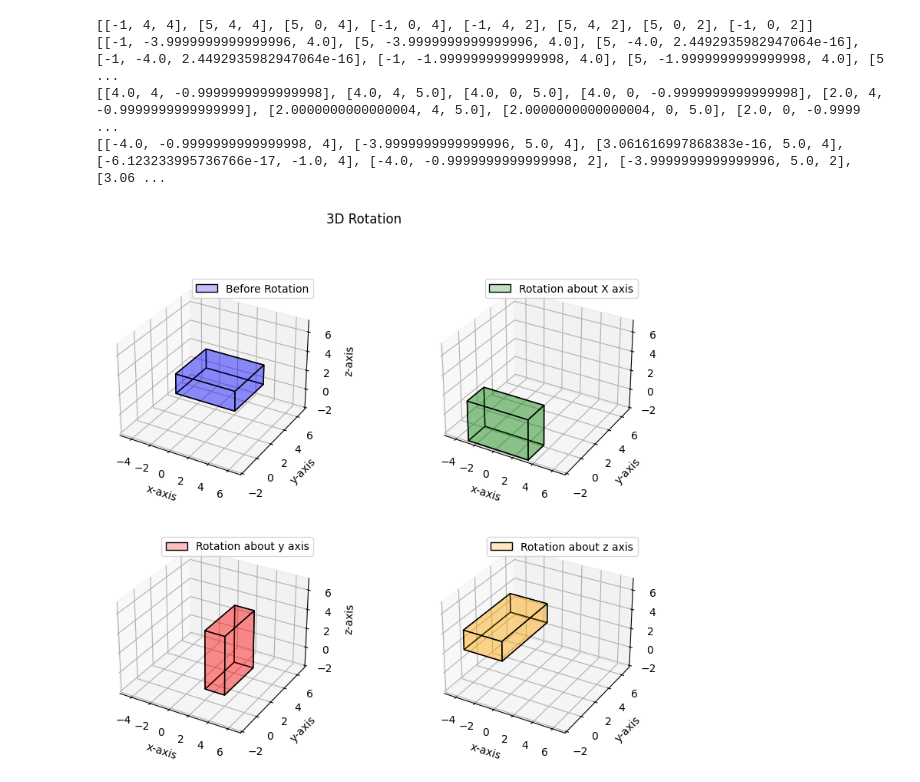
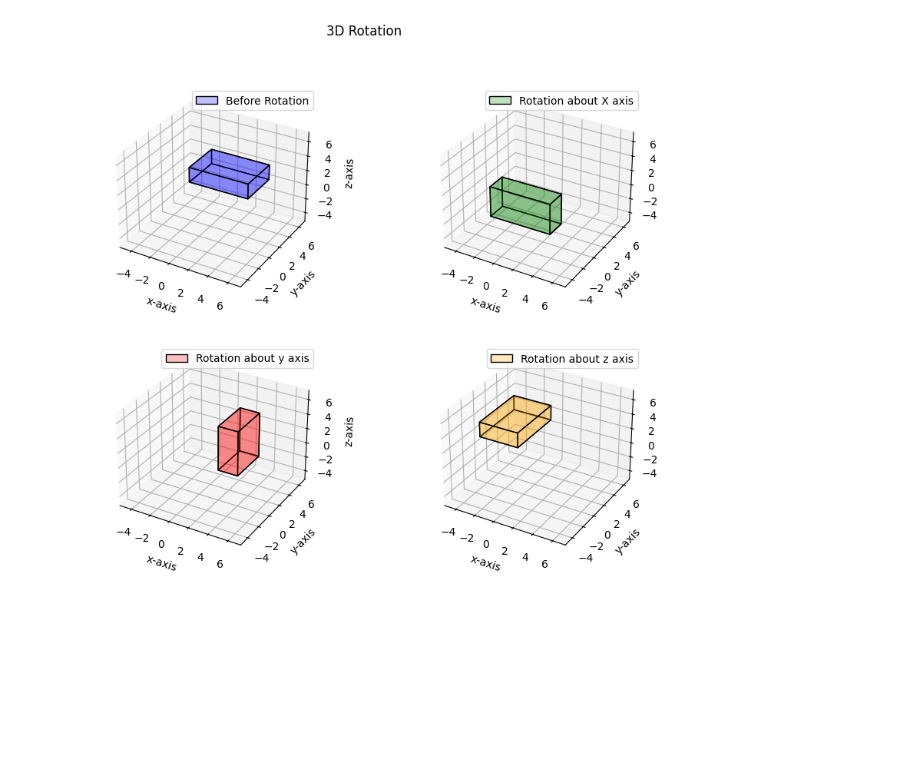
Before and after one commit to shushilgautam/Compyter-Graphics-Labwork, a Jupyter notebook: 3DRotation.ipynb, the cells around one changed output. Drawn from its saved outputs; the diff is of its cells as text; code cells hidden in the pictures; blank space fills up the shorter version.

```diff
--- a/3DRotation.ipynb
+++ b/3DRotation.ipynb
@@ -34,7 +34,7 @@ def rotate_zaxis(angle,ax3,vertices):
 def plot_object(vertices,ax,color,title):
     # Define the six faces of the cube using the vertices
     cube_size=7
-    print(vertices)
+
     faces = [
         [vertices[0], vertices[1], vertices[2], vertices[3]],
         [vertices[4], vertices[5], vertices[6], vertices[7]],
@@ -49,45 +49,45 @@ def plot_object(vertices,ax,color,title):
     ax.set_ylabel('y-axis')
     ax.set_zlabel('z-axis')
     ax.set_xlim([-5, cube_size])
-    ax.set_ylim([-2, cube_size])
-    ax.set_zlim([-2, cube_size])
+    ax.set_ylim([-5, cube_size])
+    ax.set_zlim([-5, cube_size])
     ax.legend()
 # Create a 3D plot
 fig = plt.figure(figsize=(10,8))
 ax = fig.add_subplot(2,2,1, projection='3d')
 ax1=fig.add_subplot(2,2,2, projection='3d')
 ax2=fig.add_subplot(2,2,3, projection='3d')
 ax3=fig.add_subplot(2,2,4, projection='3d')
 # Set the center and size of the cube
 
 
 # Define the eight vertices of the cube
 # if you want to change the value [x,y,z] the first four and last four has same z
 # ie 6,4 and first four x,y coordinates are same as last four x,y coordinates
 vertices = [
         [-1, 4, 4],
         [5, 4, 4],
         [5, 0, 4],
         [-1, 0, 4],
         [-1, 4, 2],
         [5, 4, 2],
         [5, 0, 2],
         [-1, 0, 2]
     ]
 # Plot the cube
 plot_object(vertices,ax,'blue',"Before Rotation")
 angle=int(input("Enter the angle in degree :"))
-rotate_xaxis(angle,ax1,deepcopy(vertices))
-rotate_yaxis(angle,ax2,deepcopy(vertices))
-rotate_zaxis(angle,ax3,deepcopy(vertices))
-# Set plot limits
+xaxis_list=deepcopy(vertices)
+yaxis_list=deepcopy(vertices)
+zaxis_list=deepcopy(vertices)
+
+rotate_xaxis(angle,ax1,xaxis_list)
+rotate_yaxis(angle,ax2,yaxis_list)
+rotate_zaxis(angle,ax3,zaxis_list)
+
 
 plt.suptitle("3D Rotation")
 # Show the plot
 plt.show()
 # %% [output]
-[[-1, 4, 4], [5, 4, 4], [5, 0, 4], [-1, 0, 4], [-1, 4, 2], [5, 4, 2], [5, 0, 2], [-1, 0, 2]]
-[[-1, -3.9999999999999996, 4.0], [5, -3.9999999999999996, 4.0], [5, -4.0, 2.4492935982947064e-16], [-1, -4.0, 2.4492935982947064e-16], [-1, -1.9999999999999998, 4.0], [5, -1.9999999999999998, 4.0], [5 ...
-[[4.0, 4, -0.9999999999999998], [4.0, 4, 5.0], [4.0, 0, 5.0], [4.0, 0, -0.9999999999999998], [2.0, 4, -0.9999999999999999], [2.0000000000000004, 4, 5.0], [2.0000000000000004, 0, 5.0], [2.0, 0, -0.9999 ...
-[[-4.0, -0.9999999999999998, 4], [-3.9999999999999996, 5.0, 4], [3.061616997868383e-16, 5.0, 4], [-6.123233995736766e-17, -1.0, 4], [-4.0, -0.9999999999999998, 2], [-3.9999999999999996, 5.0, 2], [3.06 ...
-[figure, old version]
+[figure, new version]
```
Also changed, not shown: 2 other files.
